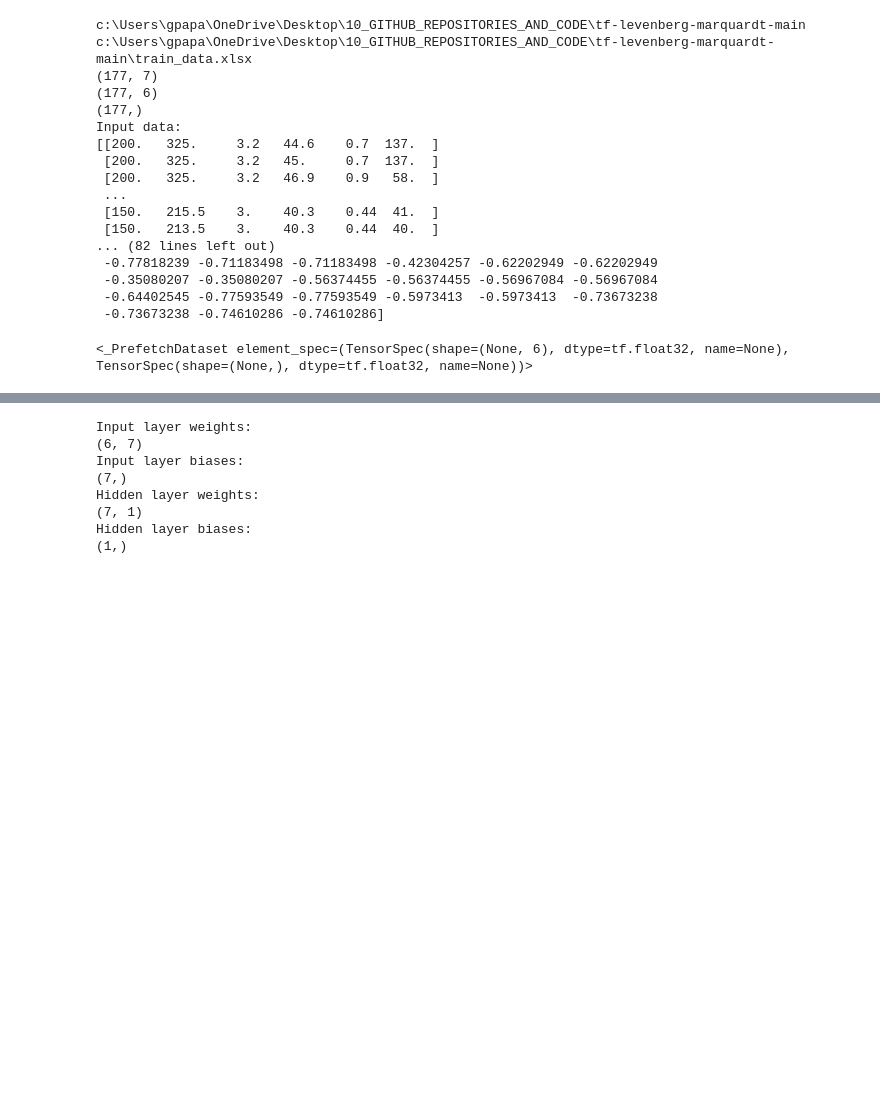
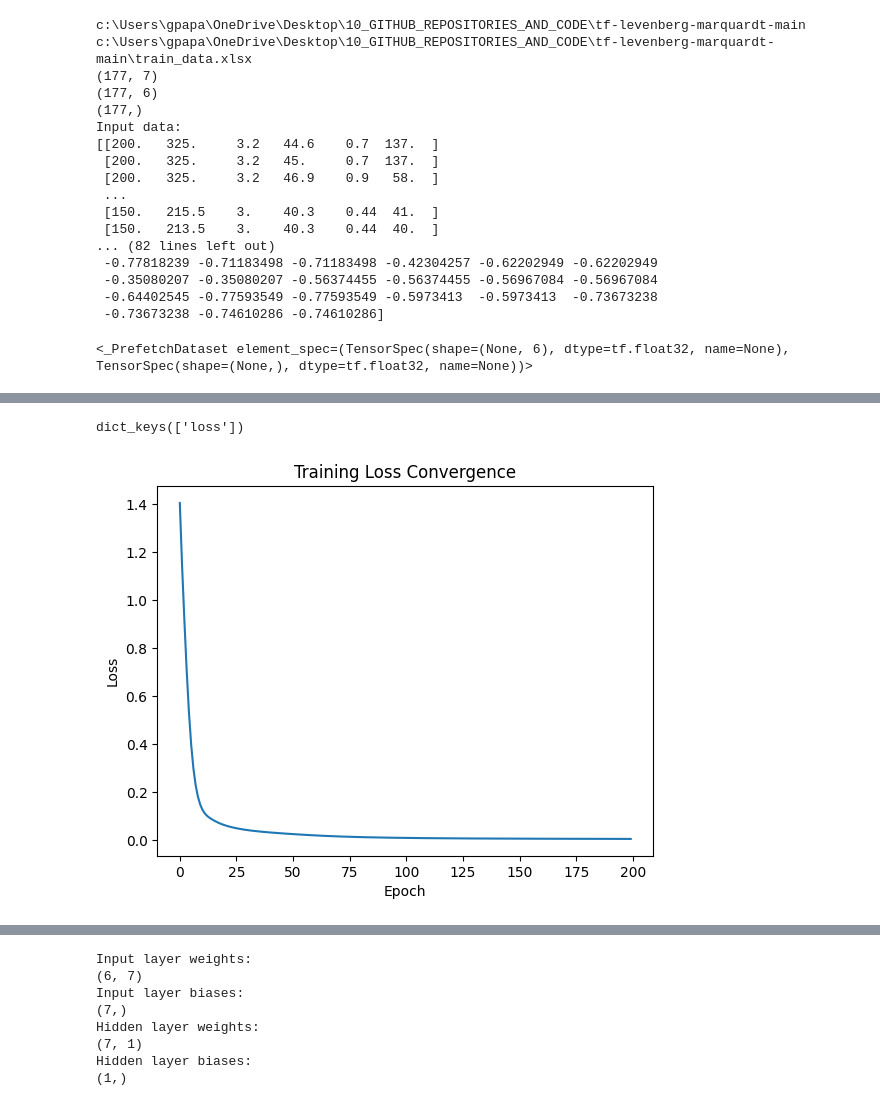
Before and after one commit to GeorgePapazafeiropoulos/GeorgePapazafeiropoulos.github.io, a Jupyter notebook: annOnline/tf-levenberg-marquardt-main/tfLevenbergMarquardtByPapTestData.ipynb, the cells around one changed output, grey strips where cells are left out. Saved outputs shown, nothing was run; the diff lists cells and outputs as text; code cells hidden in the pictures; blank space fills up the shorter version.

```diff
--- a/annOnline/tf-levenberg-marquardt-main/tfLevenbergMarquardtByPapTestData.ipynb
+++ b/annOnline/tf-levenberg-marquardt-main/tfLevenbergMarquardtByPapTestData.ipynb
@@ -188,3 +207,17 @@ Elapsed time:  15.66614699998172
+# %%
+# Extract the loss metric
+print(histAdam.history.keys())
+
+# Analyze and visualize the convergence history
+loss_history = histAdam.history['loss']  # Training loss
+plt.plot(loss_history)
+plt.title('Training Loss Convergence')
+plt.xlabel('Epoch')
+plt.ylabel('Loss')
+plt.show()
+# %% [output]
+dict_keys(['loss'])
+[figure, added]
 # %%
 print("\n_________________________________________________________________")
 print("Train using Levenberg-Marquardt")
```
Also changed, not shown: parts of 9 cells of this notebook, 8 other files.
